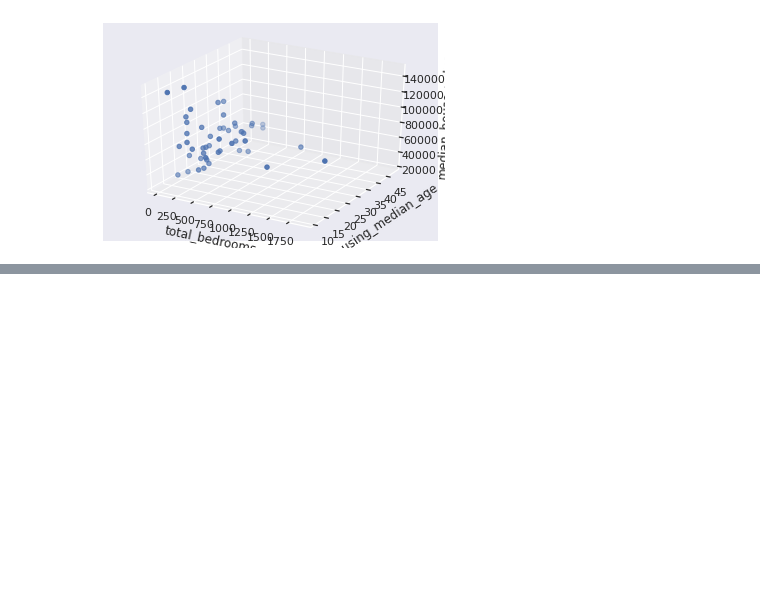
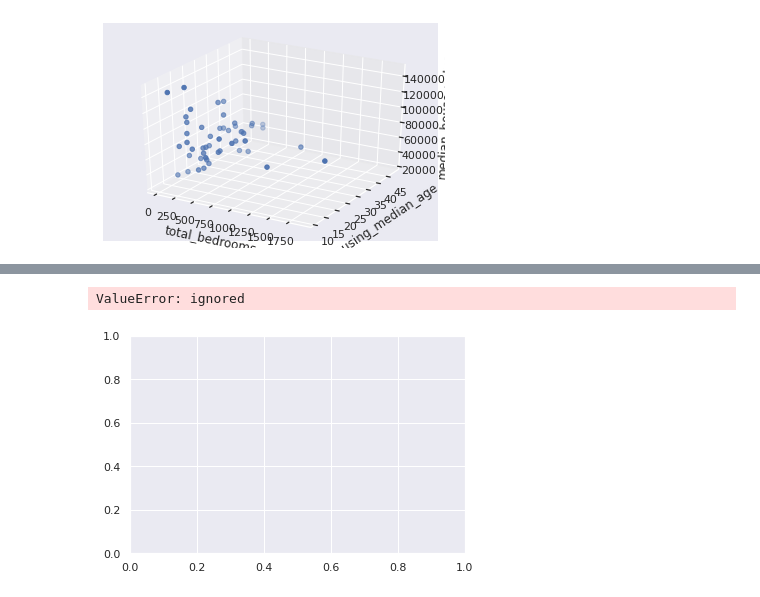
Before and after one commit to tpc1/fmml-jan-, a Jupyter notebook: FMML_M1L2_Features_Feb22.ipynb, the cells around one changed output, grey strips where cells are left out. Saved outputs shown, nothing was run; the diff lists cells and outputs as text; code cells hidden in the pictures; blank space fills up the shorter version.

```diff
--- a/FMML_M1L2_Features_Feb22.ipynb
+++ b/FMML_M1L2_Features_Feb22.ipynb
@@ -543,0 +549,2 @@ plt.show()
+# %%
+iris = pd.read_csv('/content/drive/MyDrive/iris.data')
@@ -543,0 +555,2 @@ plt.show()
+# %%
+iris = iris.rename(columns = {'5.1':'s_len','3.5':'s_width','1.4':'p_len','0.2':'p_width','Iris-setosa':'type'})
@@ -543,0 +566,5 @@ plt.show()
+# %%
+plt.scatter(x = iris.p_len,y = iris.p_width,c = iris.type,colormap='viridis')
+# %% [output]
+ValueError: ignored
+[figure, added]
```
Also changed, not shown: parts of 4 cells of this notebook.
